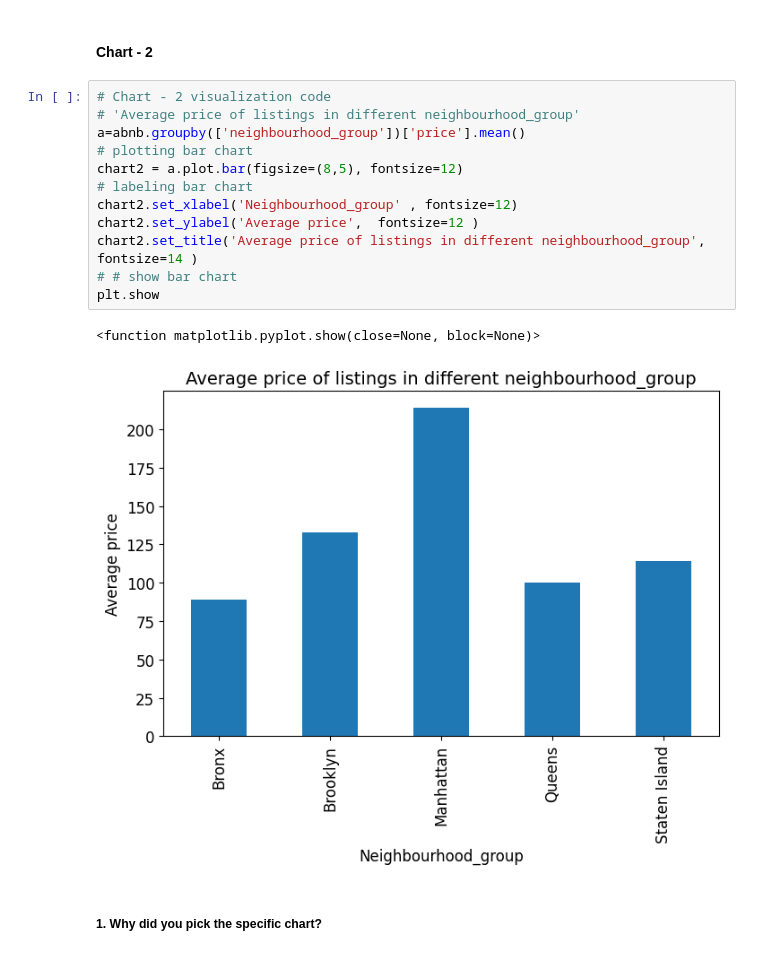
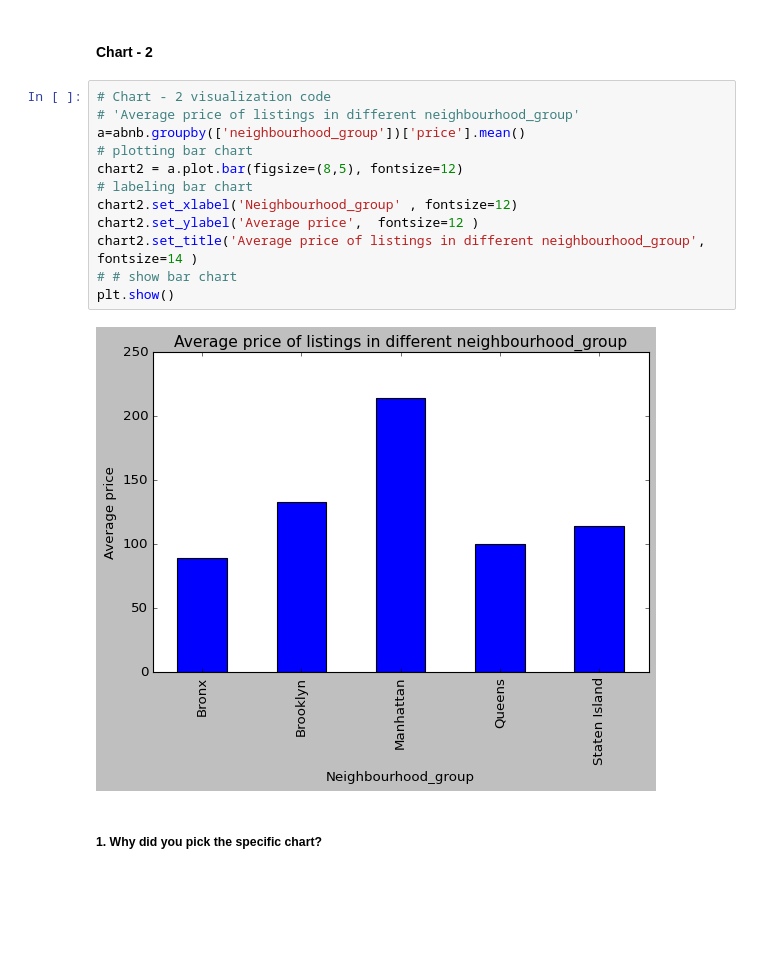
Before and after one commit to NRTPRIME/EDA-Capstone-Project-1-, a Jupyter notebook: EDA_Capstone_Project_on_Airbnb_Booking_Analysis_by_NANDAN_RAMAKANT_PRABHUTENDOLKAR.ipynb, the cells around one changed output. Saved outputs shown, nothing was run; the diff lists cells and outputs as text; blank space fills up the shorter version.

```diff
--- a/EDA_Capstone_Project_on_Airbnb_Booking_Analysis_by_NANDAN_RAMAKANT_PRABHUTENDOLKAR.ipynb
+++ b/EDA_Capstone_Project_on_Airbnb_Booking_Analysis_by_NANDAN_RAMAKANT_PRABHUTENDOLKAR.ipynb
@@ -411,18 +410,17 @@ This chart shows locations nearer to the prime hotspots can garner more bookings
 # %%
 # Chart - 2 visualization code
 # 'Average price of listings in different neighbourhood_group'
 a=abnb.groupby(['neighbourhood_group'])['price'].mean()
 # plotting bar chart
 chart2 = a.plot.bar(figsize=(8,5), fontsize=12)
 # labeling bar chart
 chart2.set_xlabel('Neighbourhood_group' , fontsize=12)
 chart2.set_ylabel('Average price',  fontsize=12 )
 chart2.set_title('Average price of listings in different neighbourhood_group',  fontsize=14 )
 # # show bar chart
-plt.show
+plt.show()
 # %% [output]
-<function matplotlib.pyplot.show(close=None, block=None)>
-[figure, old version]
+[figure, new version]
 # %% [markdown]
 ##### 1. Why did you pick the specific chart?
 # %% [markdown]
```
Also changed, not shown: parts of 3 cells of this notebook.
